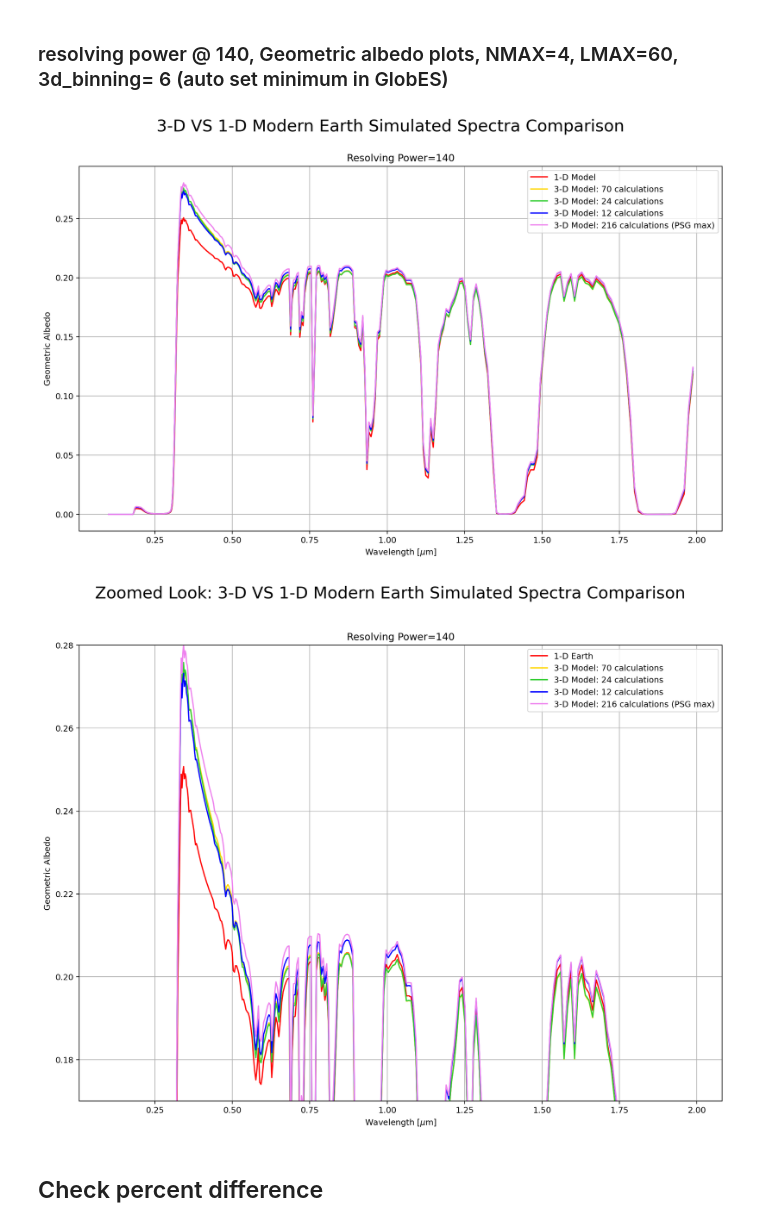
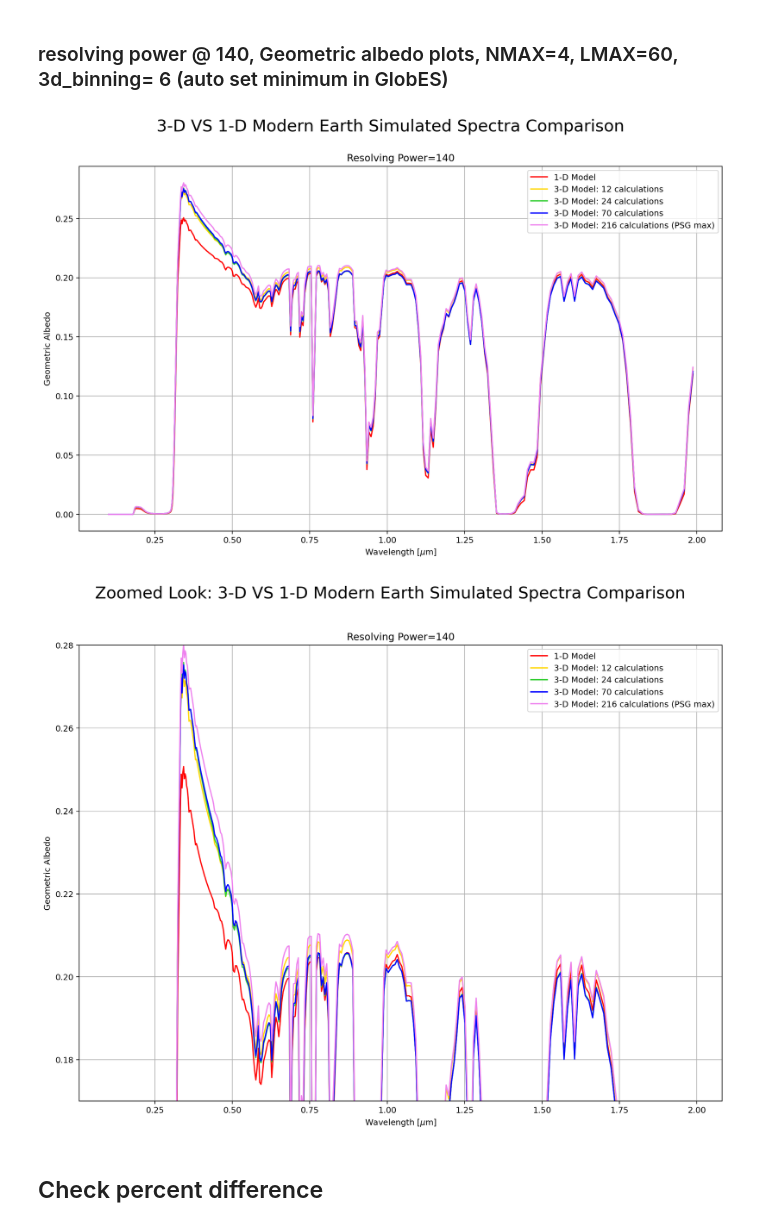
Before and after one commit to allypayne/GlobES, a Jupyter notebook: 3d_1d_comparison_plots.ipynb, the cells around one changed output. Saved outputs shown, nothing was run; the diff lists cells and outputs as text; code cells hidden in the pictures.

```diff
--- a/3d_1d_comparison_plots.ipynb
+++ b/3d_1d_comparison_plots.ipynb
@@ -18,9 +18,9 @@ e0_3d_20= np.genfromtxt('./true_psg_files/psg_rad_1d_e0_20bin.txt') #12 calculat
 # %%
 plt.figure(figsize=(14,8), dpi=180)
 plt.plot(e0_1d[:,0], e0_1d[:,1], color='red', label='1-D Model')
-plt.plot(e0_3d_10[:,0], e0_3d_10[:,1], color='gold', label='3-D Model: 70 calculations')
+plt.plot(e0_3d_20[:,0], e0_3d_20[:,1], color='gold', label='3-D Model: 12 calculations')
 plt.plot(e0_3d_15[:,0], e0_3d_15[:,1], color='limegreen', label='3-D Model: 24 calculations')
-plt.plot(e0_3d_20[:,0], e0_3d_20[:,1], color='blue', label='3-D Model: 12 calculations')
+plt.plot(e0_3d_10[:,0], e0_3d_10[:,1], color='blue', label='3-D Model: 70 calculations')
 plt.plot(e0_3d[:,0], e0_3d[:,1], color='violet', label='3-D Model: 216 calculations (PSG max)')
 plt.xlabel('Wavelength [$\mu$m]')
 plt.ylabel('Geometric Albedo')
@@ -30,24 +30,24 @@ plt.title('Resolving Power=140')
 plt.suptitle('3-D VS 1-D Modern Earth Simulated Spectra Comparison', size=20);
 #plt.savefig('3d_1d_earth_spectral_variation.png')
 # %% [output]
-[figure, old version]
+[figure, new version]
 # %%
 plt.figure(figsize=(14,10), dpi=180)
-plt.plot(e0_1d[:,0], e0_1d[:,1], color='red', label='1-D Earth')
-plt.plot(e0_3d_10[:,0], e0_3d_10[:,1], color='gold', label='3-D Model: 70 calculations')
+plt.plot(e0_1d[:,0], e0_1d[:,1], color='red', label='1-D Model')
+plt.plot(e0_3d_20[:,0], e0_3d_20[:,1], color='gold', label='3-D Model: 12 calculations')
 plt.plot(e0_3d_15[:,0], e0_3d_15[:,1], color='limegreen', label='3-D Model: 24 calculations')
-plt.plot(e0_3d_20[:,0], e0_3d_20[:,1], color='blue', label='3-D Model: 12 calculations')
+plt.plot(e0_3d_10[:,0], e0_3d_10[:,1], color='blue', label='3-D Model: 70 calculations')
 plt.plot(e0_3d[:,0], e0_3d[:,1], color='violet', label='3-D Model: 216 calculations (PSG max)')
 plt.xlabel('Wavelength [$\mu$m]')
 plt.ylabel('Geometric Albedo')
 plt.ylim(ymin=0.17, ymax=0.28)
 plt.grid()
 plt.legend()
 plt.title('Resolving Power=140')
 plt.suptitle('Zoomed Look: 3-D VS 1-D Modern Earth Simulated Spectra Comparison', size=20);
 #plt.savefig('zoomed_in_3d_1d_earth_spectral_variation.png');
 # %% [output]
-[figure, old version]
+[figure, new version]
 # %% [markdown]
 ## Check percent difference
 # %%
```
